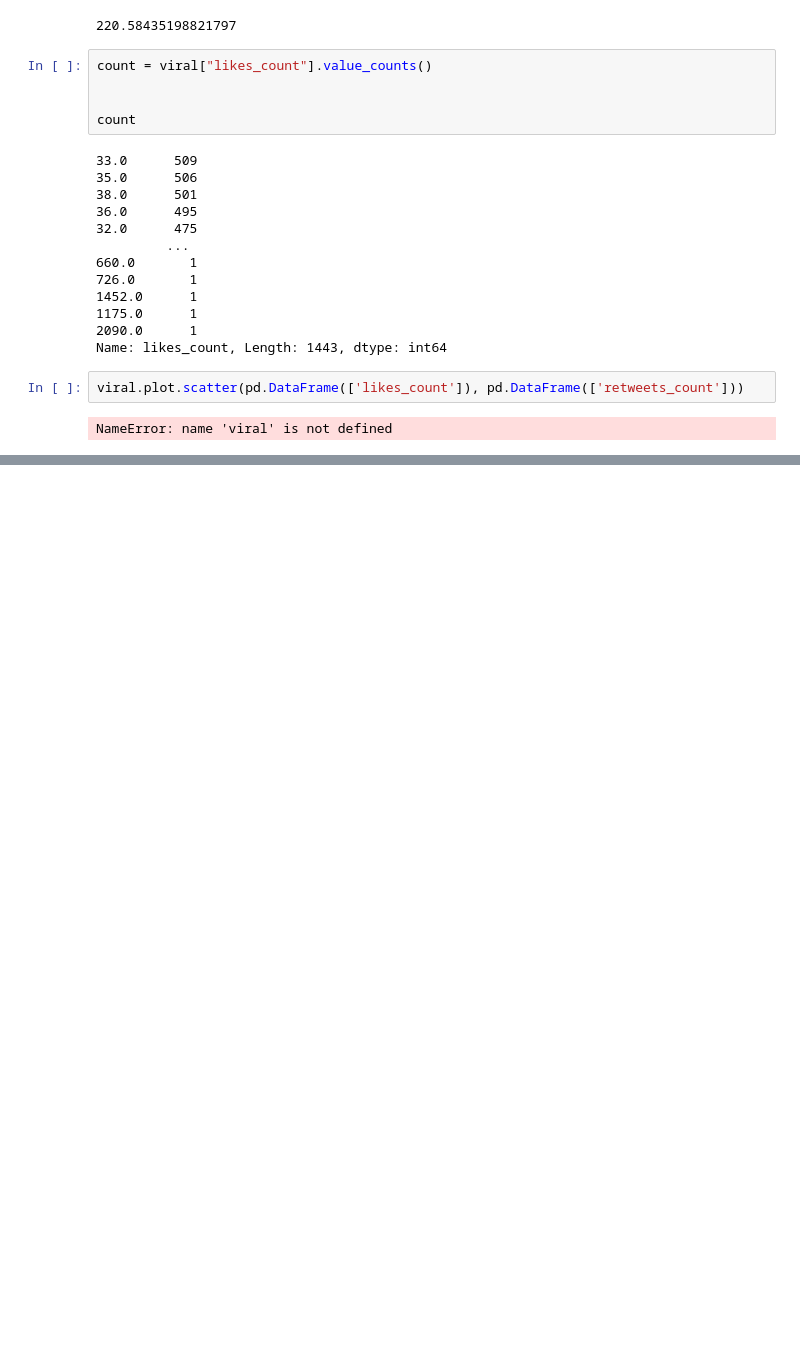
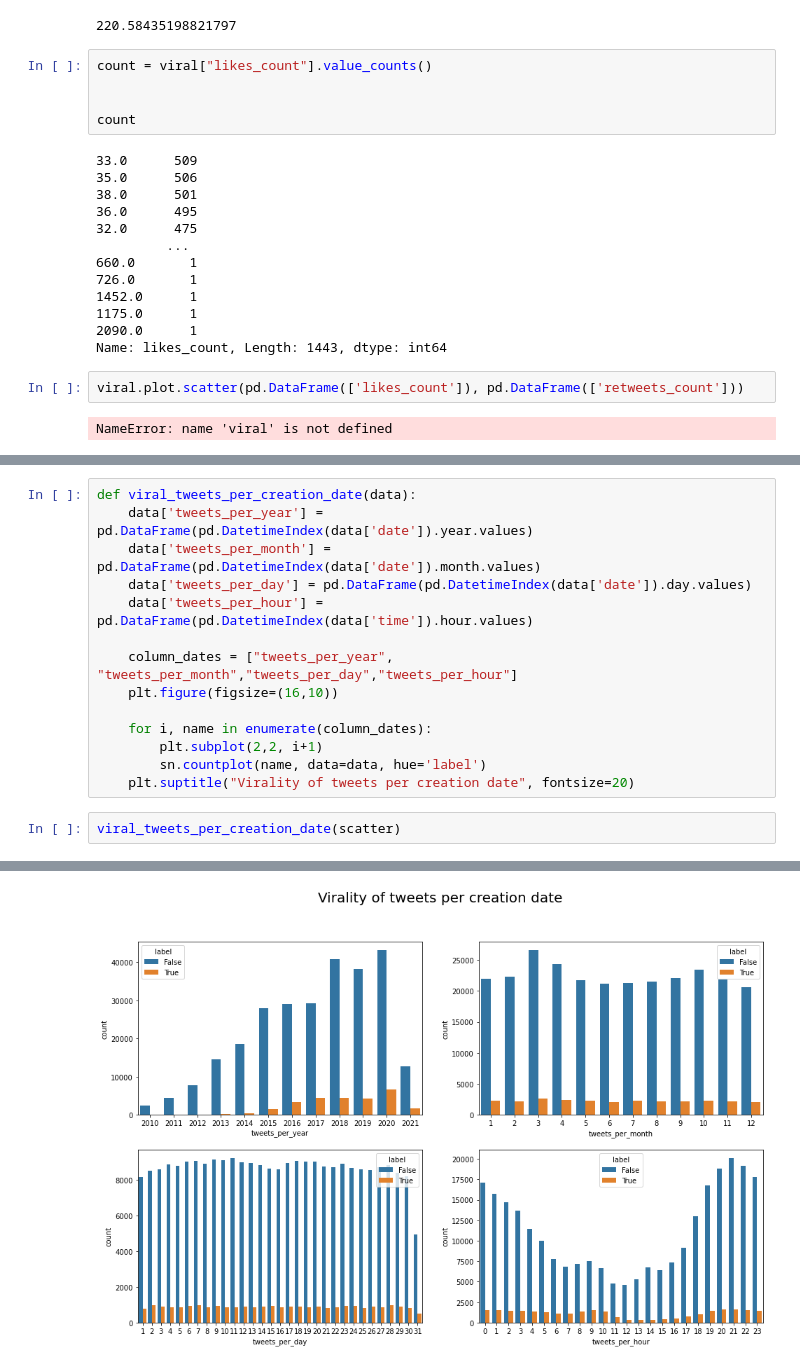
Before and after one commit to yesidc/MLinPractice, a Jupyter notebook: script/Visualizations/visualizations.ipynb, the cells around one changed output, grey strips where cells are left out. Drawn from its saved outputs; the diff is of its cells as text; blank space fills up the shorter version.

```diff
--- a/script/Visualizations/visualizations.ipynb
+++ b/script/Visualizations/visualizations.ipynb
@@ -220,0 +259,17 @@ NameError: name 'viral' is not defined
+# %%
+def viral_tweets_per_creation_date(data):
+    data['tweets_per_year'] = pd.DataFrame(pd.DatetimeIndex(data['date']).year.values)
+    data['tweets_per_month'] = pd.DataFrame(pd.DatetimeIndex(data['date']).month.values)
+    data['tweets_per_day'] = pd.DataFrame(pd.DatetimeIndex(data['date']).day.values)
+    data['tweets_per_hour'] = pd.DataFrame(pd.DatetimeIndex(data['time']).hour.values)
+
+    column_dates = ["tweets_per_year", "tweets_per_month","tweets_per_day","tweets_per_hour"]
+    plt.figure(figsize=(16,10))
+
+    for i, name in enumerate(column_dates):
+        plt.subplot(2,2, i+1)
+        sn.countplot(name, data=data, hue='label')
+    plt.suptitle("Virality of tweets per creation date", fontsize=20)
+# %%
+viral_tweets_per_creation_date(scatter)
+# %% [output]
@@ -221,2 +296,3 @@ NameError: name 'viral' is not defined
+[figure, added]
 # %%
 # %% [output]
```
Also changed, not shown: parts of 7 cells of this notebook.
